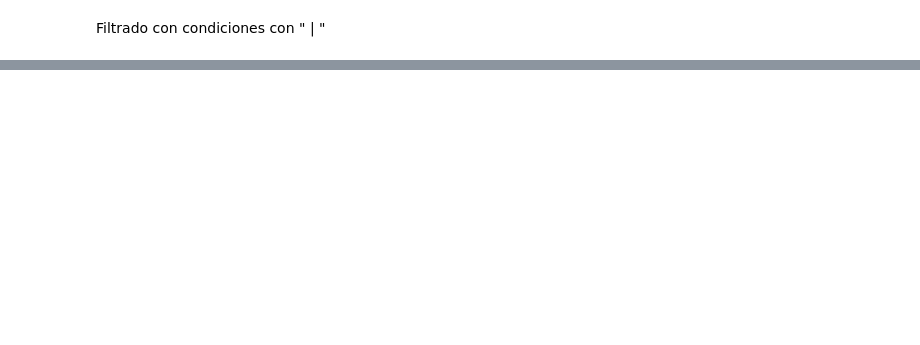
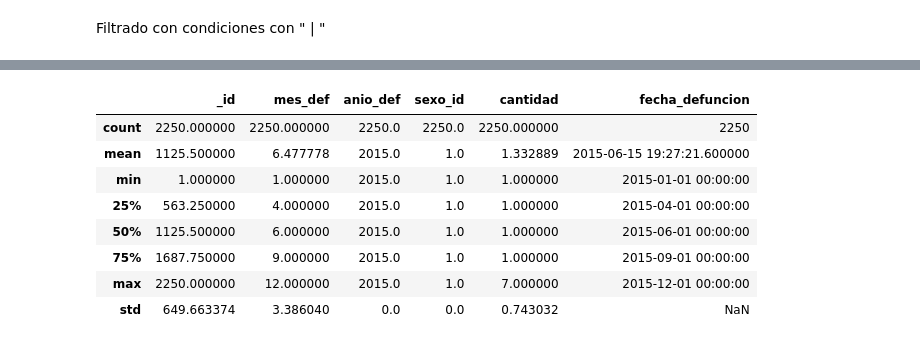
Before and after one commit to gastonruston/Portfolio, a Jupyter notebook: 01-fundamentos/04_pandas_basico.ipynb, the cells around one changed output, grey strips where cells are left out. Drawn from its saved outputs; the diff is of its cells as text; code cells hidden in the pictures; blank space fills up the shorter version.

```diff
--- a/01-fundamentos/04_pandas_basico.ipynb
+++ b/01-fundamentos/04_pandas_basico.ipynb
@@ -445,2 +461,8 @@ defunciones.loc[defunciones["cod_causa_muerte_CIE10"].isin(["A09","B24"])]
 # %%
-## Filtrado con "between"
+# Filtrado con "between"
+# Filtra los registros entre marzo y septiembre de 2015
+
+defunciones["fecha_defuncion"] = pd.to_datetime(defunciones["mes_anio_defuncion"], format="%m/%Y") #convierte str a datetime para filtrar cronológicamente
+defunciones_periodo = defunciones[defunciones["fecha_defuncion"].between("2015-03-01", "2015-09-30")]
+print(defunciones_periodo)
+print(defunciones.shape)
@@ -446,0 +487,13 @@ defunciones.loc[defunciones["cod_causa_muerte_CIE10"].isin(["A09","B24"])]
+# %%
+#Se agrega una nueva columna "fecha_defuncion" al dataframe
+defunciones.describe()
+# %% [output]
+|  | _id | mes_def | anio_def | sexo_id | cantidad | fecha_defuncion |
+| count | 2250.000000 | 2250.000000 | 2250.0 | 2250.0 | 2250.000000 | 2250 |
+| mean | 1125.500000 | 6.477778 | 2015.0 | 1.0 | 1.332889 | 2015-06-15 19:27:21.600000 |
+| min | 1.000000 | 1.000000 | 2015.0 | 1.0 | 1.000000 | 2015-01-01 00:00:00 |
+| 25% | 563.250000 | 4.000000 | 2015.0 | 1.0 | 1.000000 | 2015-04-01 00:00:00 |
+| 50% | 1125.500000 | 6.000000 | 2015.0 | 1.0 | 1.000000 | 2015-06-01 00:00:00 |
+| 75% | 1687.750000 | 9.000000 | 2015.0 | 1.0 | 1.000000 | 2015-09-01 00:00:00 |
+| max | 2250.000000 | 12.000000 | 2015.0 | 1.0 | 7.000000 | 2015-12-01 00:00:00 |
+| std | 649.663374 | 3.386040 | 0.0 | 0.0 | 0.743032 | NaN |
```
Also changed, not shown: parts of 12 cells of this notebook.
